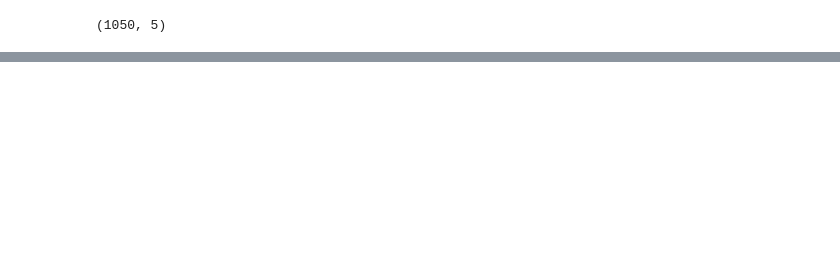
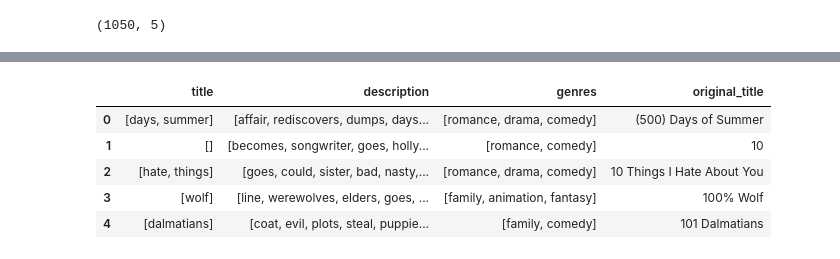
Before and after one commit to alexbabalau/movie-recommender-service, a Jupyter notebook: preprocess.ipynb, the cells around one changed output, grey strips where cells are left out. Drawn from its saved outputs; the diff is of its cells as text; code cells hidden in the pictures; blank space fills up the shorter version.

```diff
--- a/preprocess.ipynb
+++ b/preprocess.ipynb
@@ -28,0 +200,7 @@ movies_df.shape
+# %%
+import gensim
+
+wv = gensim.models.KeyedVectors.load_word2vec_format("GoogleNews-vectors-negative300.bin", binary=True)
+# %%
+vocabulary = wv.index_to_key
+vocabulary
@@ -28,0 +225,12 @@ movies_df.shape
+# %%
+movies_df['title'] = movies_df['title'].apply(lambda col: [word for word in col if word in vocabulary])
+movies_df['description'] = movies_df['description'].apply(lambda col: [word for word in col if word in vocabulary])
+movies_df['genres'] = movies_df['genres'].apply(lambda col: [word for word in col if word in vocabulary])
+movies_df.head()
+# %% [output]
+|  | title | description | genres | original_title |
+| 0 | [days, summer] | [affair, rediscovers, dumps, days... | [romance, drama, comedy] | (500) Days of Summer |
+| 1 | [] | [becomes, songwriter, goes, holly... | [romance, comedy] | 10 |
+| 2 | [hate, things] | [goes, could, sister, bad, nasty,... | [romance, drama, comedy] | 10 Things I Hate About You |
+| 3 | [wolf] | [line, werewolves, elders, goes, ... | [family, animation, fantasy] | 100% Wolf |
+| 4 | [dalmatians] | [coat, evil, plots, steal, puppie... | [family, comedy] | 101 Dalmatians |
```
Also changed, not shown: parts of 19 cells of this notebook, 3 other files.
